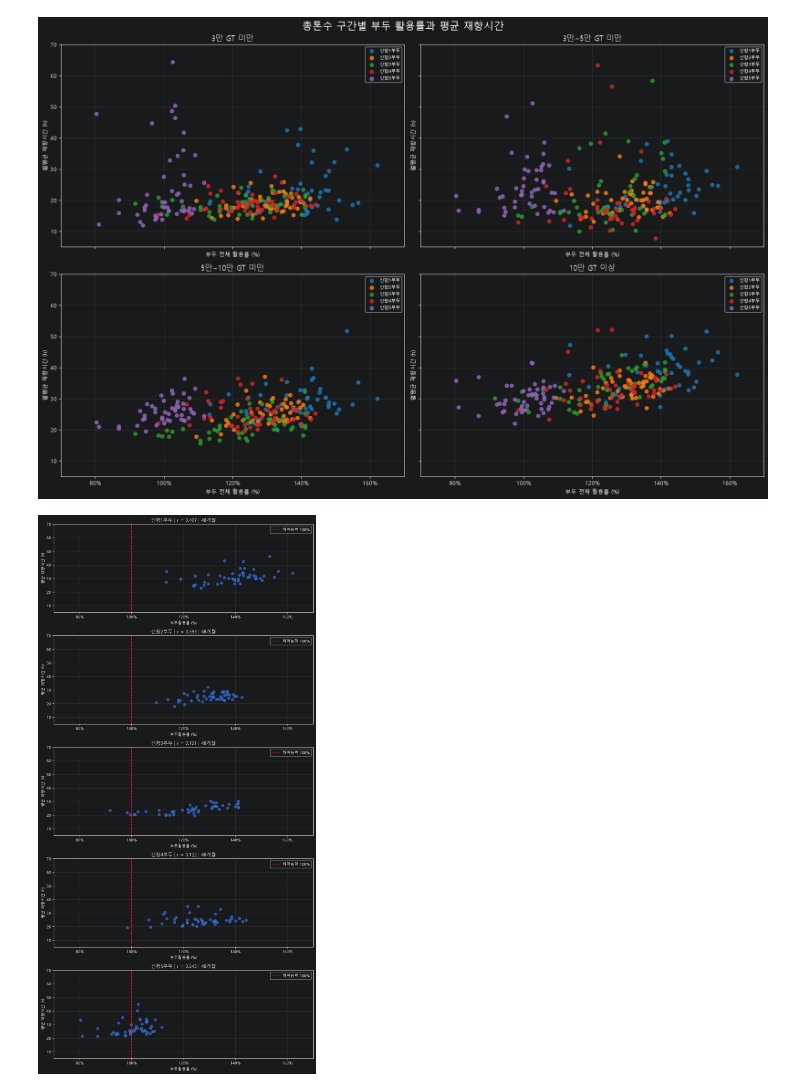
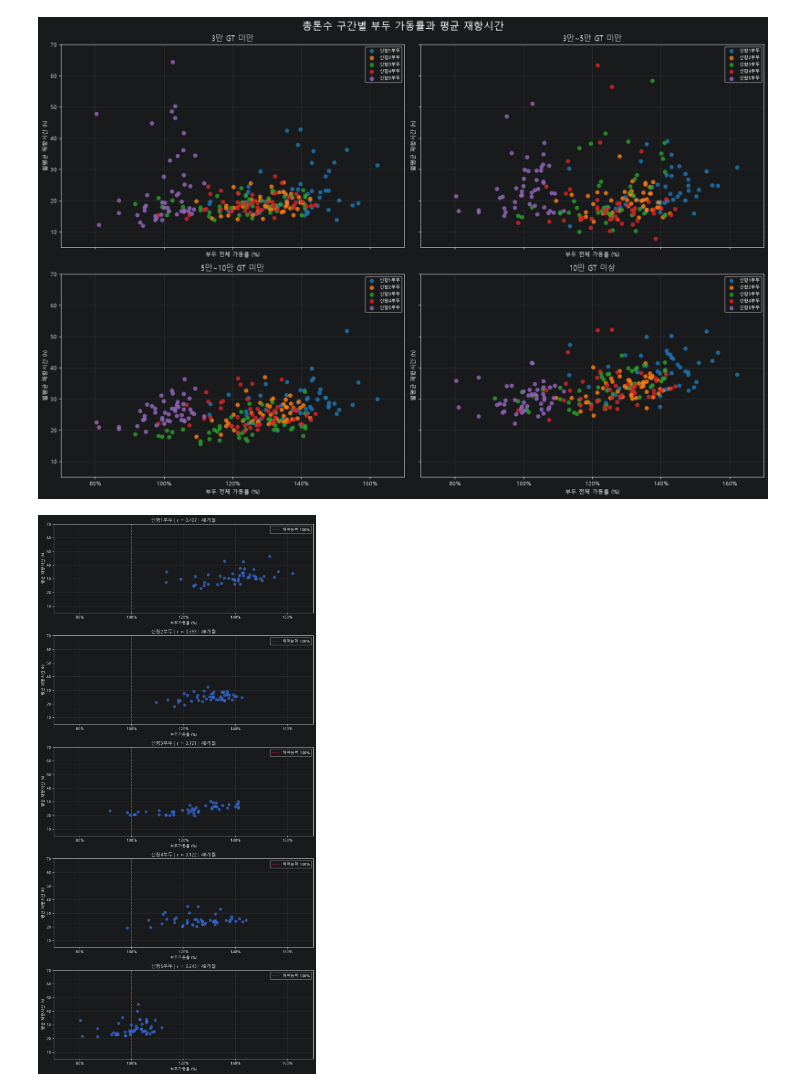
Before and after one commit to BUSAN-IS-SMART/Final_Project, a Jupyter notebook: EDA/EDA-kang.ipynb, the cells around one changed output. Drawn from its saved outputs; the diff is of its cells as text; code cells hidden in the pictures.

```diff
--- a/EDA/EDA-kang.ipynb
+++ b/EDA/EDA-kang.ipynb
@@ -442,8 +456,8 @@ plt.show()
 # %% [output]
 [figure]
 # %%
-# 부두별 월간 활용률을 긴 형태로 변환
-# 기준연월 | 부두 | 활용률
+# 부두별 월간 가동률을 긴 형태로 변환
+# 기준연월 | 부두 | 가동률
 utilization_long = (
     utilization[piers]
     .rename_axis("기준연월")
@@ -451,11 +465,11 @@ utilization_long = (
     .melt(
         id_vars="기준연월",
         var_name="부두",
-        value_name="활용률",
+        value_name="가동률",
     )
 )
 
-# 같은 부두·같은 월의 활용률과 구간별 평균 재항시간 연결
+# 같은 부두·같은 월의 가동률과 구간별 평균 재항시간 연결
 plot_data = monthly_by_size.merge(
     utilization_long,
     on=["부두", "기준연월"],
@@ -464,7 +478,7 @@ plot_data = monthly_by_size.merge(
 )
 
 plot_data = plot_data.dropna(
-    subset=["활용률", "평균재항시간"]
+    subset=["가동률", "평균재항시간"]
 )
 
 # 총톤수 구간별 4개 그래프
@@ -491,14 +505,14 @@ for ax, size_group in zip(axes.flat, tonnage_labels):
     for pier in piers:
         selected = (
             size_data[size_data["부두"] == pier]
-            .sort_values("활용률")
+            .sort_values("가동률")
         )
 
         if selected.empty:
             continue
 
         ax.scatter(
-            selected["활용률"],
+            selected["가동률"],
             selected["평균재항시간"],
             color=pier_colors[pier],
             marker="o",
@@ -508,7 +522,7 @@ for ax, size_group in zip(axes.flat, tonnage_labels):
             label=pier,
         )
 
-    # # 활용률 100% 기준선: 가로축 기준이므로 수직선
+    # # 가동률 100% 기준선: 가로축 기준이므로 수직선
     # ax.axvline(
     #     100,
     #     color="gray",
@@ -518,7 +532,7 @@ for ax, size_group in zip(axes.flat, tonnage_labels):
     # )
 
     ax.set_title(size_group, fontsize=14)
-    ax.set_xlabel("부두 전체 활용률 (%)")
+    ax.set_xlabel("부두 전체 가동률 (%)")
     ax.set_ylabel("월평균 재항시간 (h)")
     ax.xaxis.set_major_formatter(PercentFormatter(xmax=100))
     ax.grid(alpha=0.25)
@@ -539,14 +553,14 @@ for ax, size_group in zip(axes.flat, tonnage_labels):
     ax.legend(fontsize=8, loc="best")
 
 fig.suptitle(
-    "총톤수 구간별 부두 활용률과 평균 재항시간",
+    "총톤수 구간별 부두 가동률과 평균 재항시간",
     fontsize=18,
 )
 
 plt.tight_layout()
 
 fig.savefig(
-    "총톤수_구간별_부두활용률_평균재항시간.png",
+    "총톤수_구간별_부두가동률_평균재항시간.png",
     dpi=300,
     bbox_inches="tight",
 )
@@ -566,40 +580,48 @@ for ax, pier in zip(axes[:, 0], piers):
     # 같은 월끼리 연결하고 결측값 제외
     pair = pd.concat(
         [
-            utilization[pier].rename("활용률"),
+            utilization[pier].rename("가동률"),
             monthly_stay[pier].rename("평균재항시간"),
         ],
         axis=1,
     ).dropna()
 
-    r = pair["활용률"].corr(pair["평균재항시간"])
+    r = pair["가동률"].corr(pair["평균재항시간"])
 
     ax.scatter(
-        pair["활용률"],
+        pair["가동률"],
         pair["평균재항시간"],
         alpha=0.7,
         s=45,
     )
 
     ax.axvline(
         100,
         color="crimson",
         linestyle="--",
         label="하역능력 100%",
     )
 
     ax.set_title(f"{pier} | r = {r:.3f} | {len(pair)}개월")
-    ax.set_xlabel("부두활용률 (%)")
+    ax.set_xlabel("부두가동률 (%)")
     ax.set_ylabel("평균 재항시간 (h)")
     ax.xaxis.set_major_formatter(PercentFormatter(xmax=100))
 
     ax.grid(alpha=0.25)
     ax.legend()
     # 축 범위를 직접 지정하려면 주석 해제
     ax.set_xlim(70, 170)
     ax.set_ylim(5, 70)
 
 plt.tight_layout()
+
+
+fig.savefig(
+    "각_부두별_가동률_평균재항시간.png",
+    dpi=300,
+    bbox_inches="tight",
+)
+
 plt.show()
 # %% [output]
-[figure, old version]
+[figure, new version]
```
Also changed, not shown: parts of 4 cells of this notebook, 4 other files.
